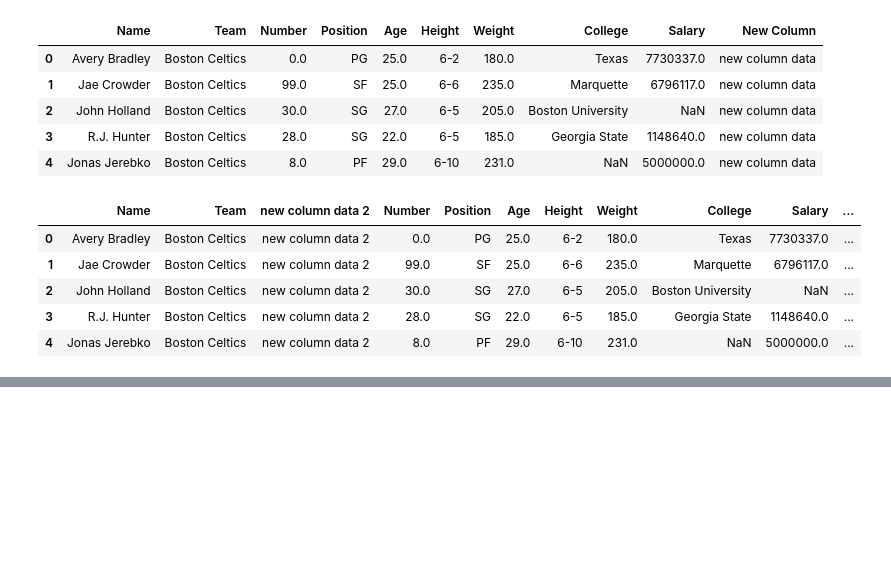
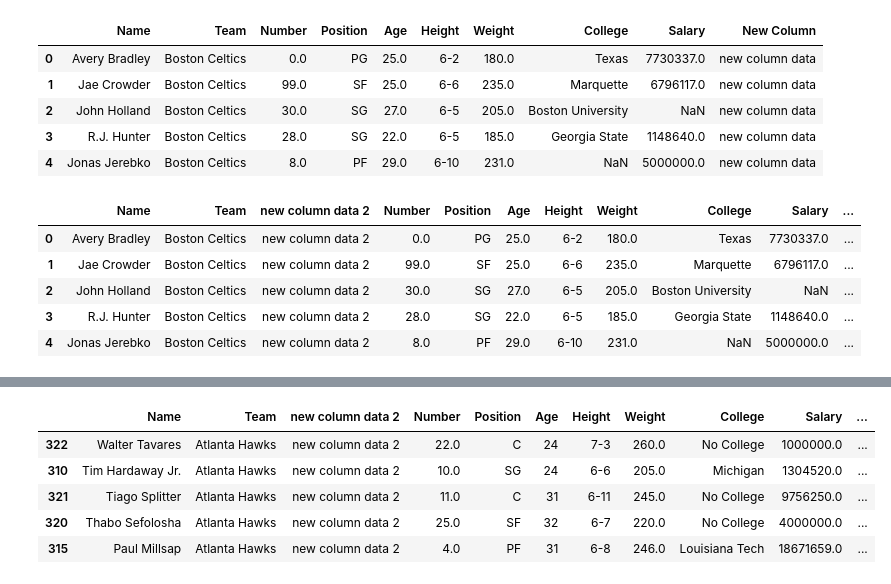
Before and after one commit to adamstueckrath/DataAnalysisPandas, a Jupyter notebook: DataFrame Notes I.ipynb, the cells around one changed output, grey strips where cells are left out. Saved outputs shown, nothing was run; the diff lists cells and outputs as text; code cells hidden in the pictures; blank space fills up the shorter version.

```diff
--- a/DataFrame Notes I.ipynb
+++ b/DataFrame Notes I.ipynb
@@ -69,0 +126,13 @@ nba.head(5)
+# %%
+# sorting mulitple columns at once
+# you can use different acending/descending rules with multiple column sort
+# remember you will need to sort the index after you do any sorting on values
+
+nba.sort_values(['Team', 'Name'], ascending = [True, False]).head(5)
+# %% [output]
+|  | Name | Team | new column data 2 | Number | Position | Age | Height | Weight | College | Salary | ... |
+| 322 | Walter Tavares | Atlanta Hawks | new column data 2 | 22.0 | C | 24 | 7-3 | 260.0 | No College | 1000000.0 | ... |
+| 310 | Tim Hardaway Jr. | Atlanta Hawks | new column data 2 | 10.0 | SG | 24 | 6-6 | 205.0 | Michigan | 1304520.0 | ... |
+| 321 | Tiago Splitter | Atlanta Hawks | new column data 2 | 11.0 | C | 31 | 6-11 | 245.0 | No College | 9756250.0 | ... |
+| 320 | Thabo Sefolosha | Atlanta Hawks | new column data 2 | 25.0 | SF | 32 | 6-7 | 220.0 | No College | 4000000.0 | ... |
+| 315 | Paul Millsap | Atlanta Hawks | new column data 2 | 4.0 | PF | 31 | 6-8 | 246.0 | Louisiana Tech | 18671659.0 | ... |
```
Also changed, not shown: parts of 16 cells of this notebook, 2 other files.
